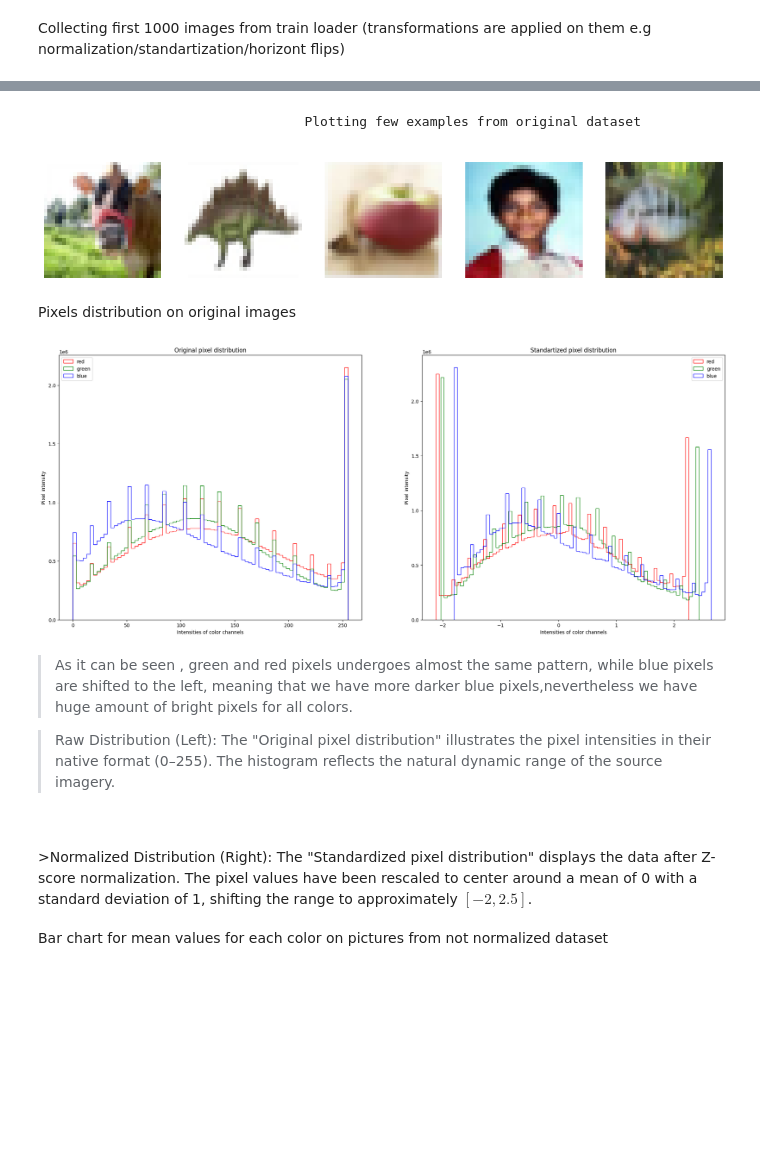
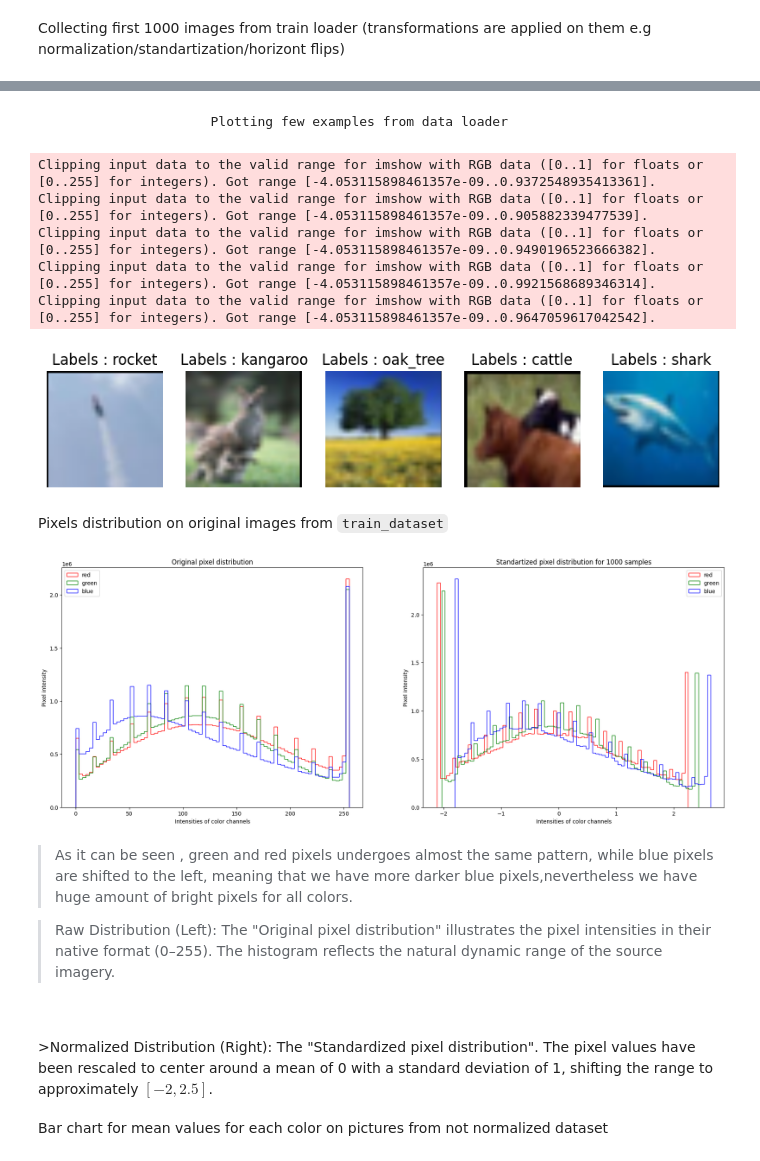
Before and after one commit to irkado/ml-cnn-transfer-learning, a Jupyter notebook: data_preparation/CIFAR_100/Graphs_CIFAR_100.ipynb, the cells around one changed output, grey strips where cells are left out. Drawn from its saved outputs; the diff is of its cells as text; code cells hidden in the pictures; blank space fills up the shorter version.

Commit message:
data_preparation and project pdf

````diff
--- a/data_preparation/CIFAR_100/Graphs_CIFAR_100.ipynb
+++ b/data_preparation/CIFAR_100/Graphs_CIFAR_100.ipynb
@@ -72,2 +70,2 @@ RuntimeError: [enforce fail at alloc_cpu.cpp:114] data. DefaultCPUAllocator: not
 # %% [markdown]
-                                    Plotting few examples from original dataset
+                        Plotting few examples from data loader
@@ -74,20 +76,32 @@ RuntimeError: [enforce fail at alloc_cpu.cpp:114] data. DefaultCPUAllocator: not
 # %%
-plt.figure(figsize=(15,10))
+mean = np.array([0.485, 0.456, 0.406])
+std = np.array([0.229, 0.224, 0.225])
+plt.figure(figsize=(10,5))
 for i in range(5) :
   plt.subplot(1,5,i+1)
-  plt.imshow(train_data[i,:,:,:])
+  img = X_sample[i].permute(1, 2, 0).numpy()
+  img = (std * (img) + mean)
+
+
   plt.axis("off")
+  plt.title(f"Labels : {label_dict[y_sample[i].item()]}")
+  plt.imshow(img)
 plt.show()
 # %% [output]
+Clipping input data to the valid range for imshow with RGB data ([0..1] for floats or [0..255] for integers). Got range [-4.053115898461357e-09..0.9372548935413361].
+Clipping input data to the valid range for imshow with RGB data ([0..1] for floats or [0..255] for integers). Got range [-4.053115898461357e-09..0.905882339477539].
+Clipping input data to the valid range for imshow with RGB data ([0..1] for floats or [0..255] for integers). Got range [-4.053115898461357e-09..0.9490196523666382].
+Clipping input data to the valid range for imshow with RGB data ([0..1] for floats or [0..255] for integers). Got range [-4.053115898461357e-09..0.9921568689346314].
+Clipping input data to the valid range for imshow with RGB data ([0..1] for floats or [0..255] for integers). Got range [-4.053115898461357e-09..0.9647059617042542].
-[figure, old version]
+[figure, new version]
 # %% [markdown]
-Pixels distribution on original images
+Pixels distribution on original images from ```train_dataset```
 # %%
 red = train_data[:,:,:,0].flatten()
 green = train_data[:,:,:,1].flatten()
 blue = train_data[:,:,:,2].flatten()
 # %%
-plt.figure(figsize=(25,10))
+plt.figure(figsize=(22,8))
 plt.subplot(1,2,1)
 plt.hist(red, bins=80,histtype="step",color="red",label="red")
 plt.hist(green, bins=80,histtype="step",color="green",label="green")
@@ -103,17 +117,17 @@ plt.hist(blue_image, bins=80,histtype="step",color="blue",label="blue")
 plt.legend()
 plt.xlabel("Intensities of color channels")
 plt.ylabel("Pixel intensity")
-plt.title("Standartized pixel distribution")
+plt.title("Standartized pixel distribution for 1000 samples")
 plt.show()
 # %% [output]
-[figure, old version]
+[figure, new version]
 # %% [markdown]
 >As it can be seen , green and red pixels undergoes almost the same pattern, while blue pixels are shifted to the left, meaning that we have more darker blue pixels,nevertheless we have huge amount of bright pixels for all colors.
 
 >Raw Distribution (Left): The "Original pixel distribution" illustrates the pixel intensities in their native format (0–255). The histogram reflects the natural dynamic range of the source imagery.
 <br>
 <br>
->Normalized Distribution (Right): The "Standardized pixel distribution" displays the data after Z-score normalization. The pixel values have been rescaled to center around a mean of 0 with a standard deviation of 1, shifting the range to approximately $[-2, 2.5]$.
+>Normalized Distribution (Right): The "Standardized pixel distribution". The pixel values have been rescaled to center around a mean of 0 with a standard deviation of 1, shifting the range to approximately $[-2, 2.5]$.
 # %% [markdown]
 Bar chart for mean values for each color on pictures from not normalized dataset
 # %%
````
Also changed, not shown: parts of 16 cells of this notebook, 2 other files.
